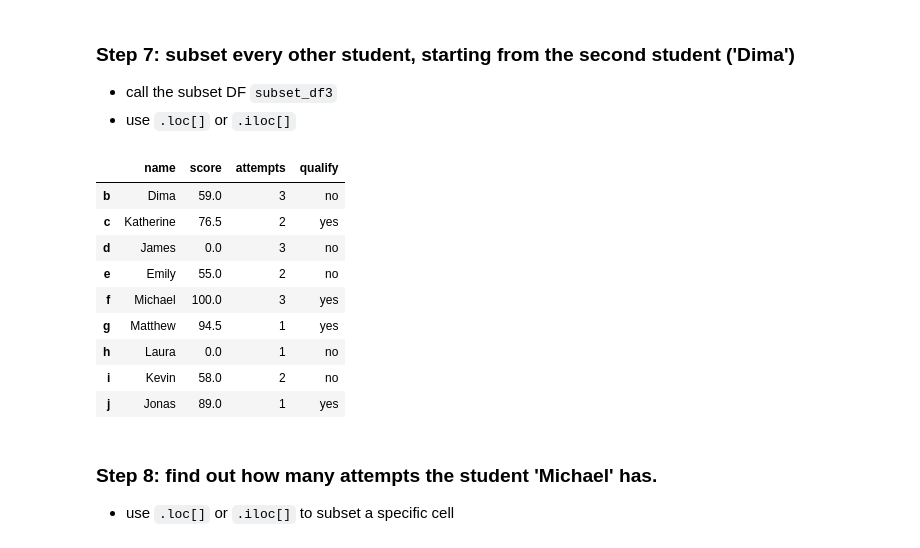
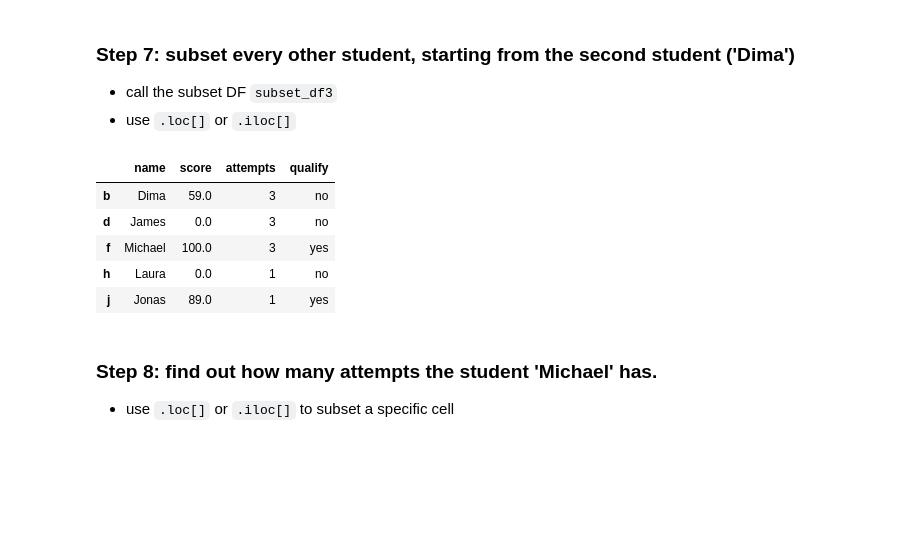
Before and after one commit to Fairfield-University-BA505/week-8-dylanmeyer66, a Jupyter notebook: Lecture07-Getting-started-with-Pandas.ipynb, the cells around one changed output. Saved outputs shown, nothing was run; the diff lists cells and outputs as text; code cells hidden in the pictures; blank space fills up the shorter version.

```diff
--- a/Lecture07-Getting-started-with-Pandas.ipynb
+++ b/Lecture07-Getting-started-with-Pandas.ipynb
@@ -718,19 +723,15 @@ subset_df2
 # %%
 # Step 7: subset every other student, starting from the second student ('Dima')
 # call the subset DF subset_df3, use .loc[] or .iloc[]
 # write your code here
-subset_df3 = exam_df.iloc[1:]
+subset_df3 = exam_df.iloc[1::2]
 subset_df3
 # %% [output]
 |  | name | score | attempts | qualify |
 | b | Dima | 59.0 | 3 | no |
-| c | Katherine | 76.5 | 2 | yes |
 | d | James | 0.0 | 3 | no |
-| e | Emily | 55.0 | 2 | no |
 | f | Michael | 100.0 | 3 | yes |
-| g | Matthew | 94.5 | 1 | yes |
 | h | Laura | 0.0 | 1 | no |
-| i | Kevin | 58.0 | 2 | no |
 | j | Jonas | 89.0 | 1 | yes |
 # %% [markdown]
 ### Step 8: find out how many attempts the student 'Michael' has.
```
Also changed, not shown: parts of 4 cells of this notebook.
